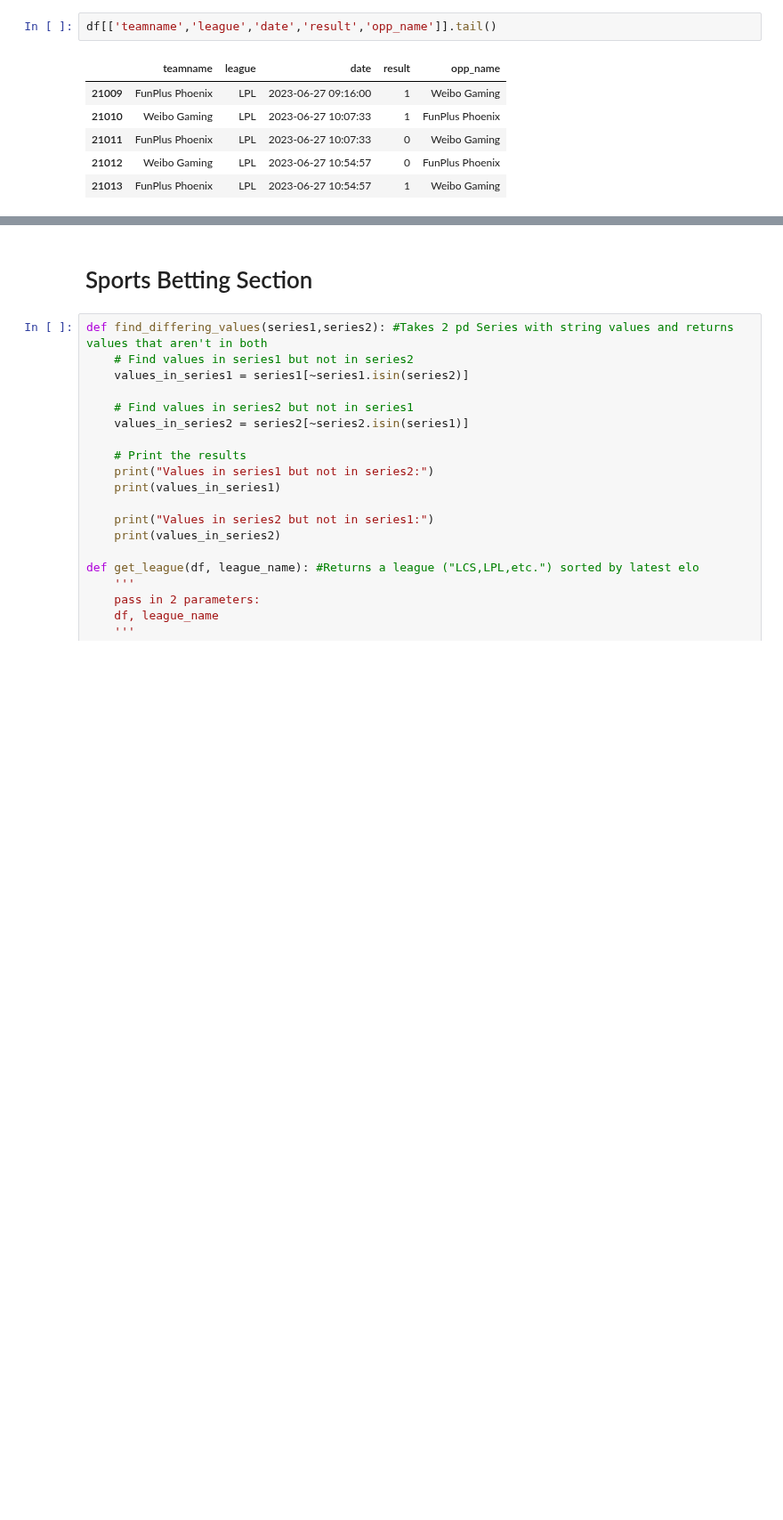
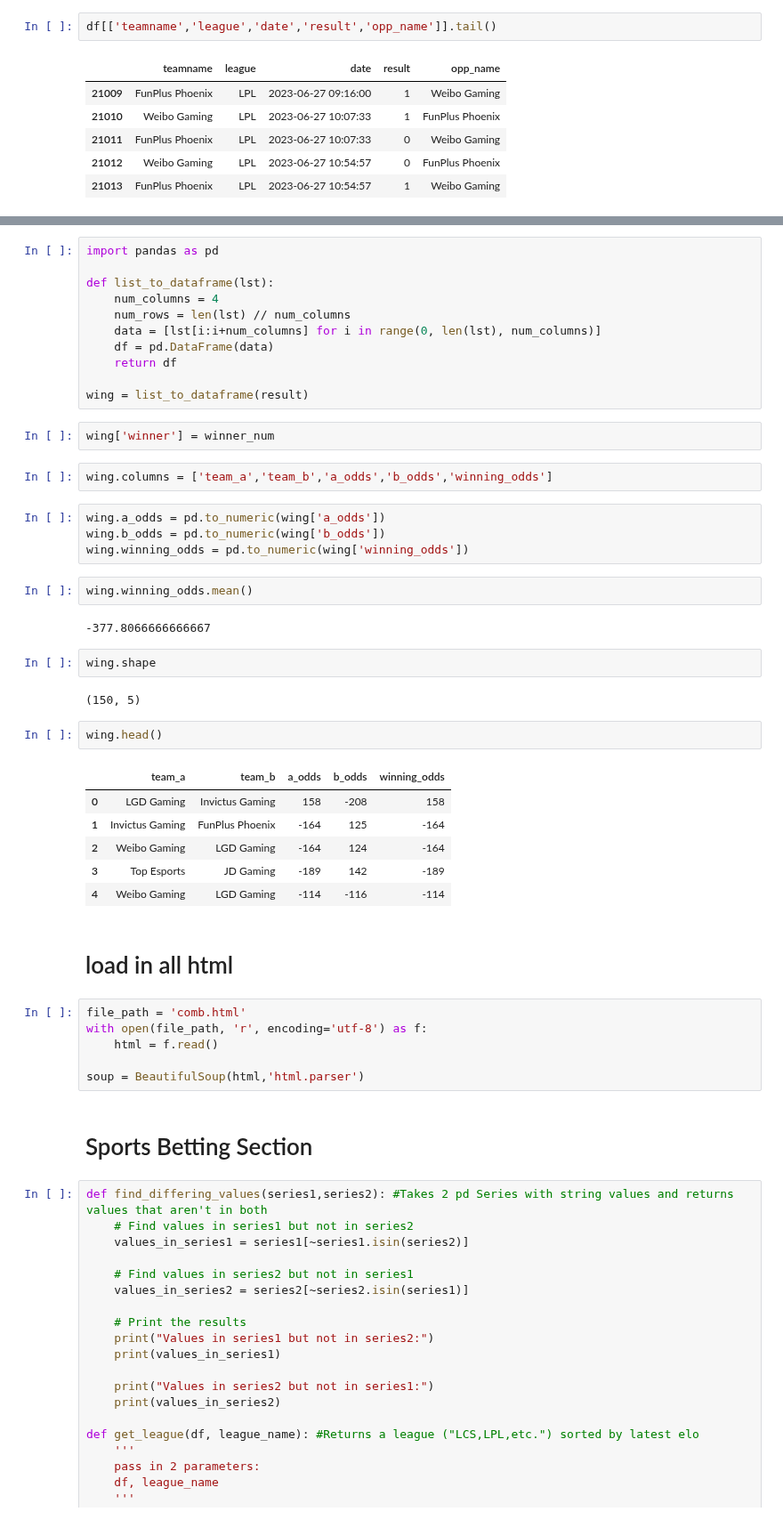
Before and after one commit to richie-p-meyer/league, a Jupyter notebook: scratch.ipynb, the cells around one changed output, grey strips where cells are left out. Shown at 89% size. Drawn from its saved outputs; the diff is of its cells as text; blank space fills up the shorter version.

```diff
--- a/scratch.ipynb
+++ b/scratch.ipynb
@@ -219,3 +227,47 @@ for match in matches:
+# %%
+import pandas as pd
+
+def list_to_dataframe(lst):
+    num_columns = 4
+    num_rows = len(lst) // num_columns
+    data = [lst[i:i+num_columns] for i in range(0, len(lst), num_columns)]
+    df = pd.DataFrame(data)
+    return df
+
+wing = list_to_dataframe(result)
+# %%
+wing['winner'] = winner_num
+# %%
+wing.columns = ['team_a','team_b','a_odds','b_odds','winning_odds']
+# %%
+wing.a_odds = pd.to_numeric(wing['a_odds'])
+wing.b_odds = pd.to_numeric(wing['b_odds'])
+wing.winning_odds = pd.to_numeric(wing['winning_odds'])
+# %%
+wing.winning_odds.mean()
+# %% [output]
+-377.8066666666667
+# %%
+wing.shape
+# %% [output]
+(150, 5)
+# %%
+wing.head()
+# %% [output]
+|  | team_a | team_b | a_odds | b_odds | winning_odds |
+| 0 | LGD Gaming | Invictus Gaming | 158 | -208 | 158 |
+| 1 | Invictus Gaming | FunPlus Phoenix | -164 | 125 | -164 |
+| 2 | Weibo Gaming | LGD Gaming | -164 | 124 | -164 |
+| 3 | Top Esports | JD Gaming | -189 | 142 | -189 |
+| 4 | Weibo Gaming | LGD Gaming | -114 | -116 | -114 |
+# %% [markdown]
+# load in all html
+# %%
+file_path = 'comb.html'
+with open(file_path, 'r', encoding='utf-8') as f:
+    html = f.read()
+
+soup = BeautifulSoup(html,'html.parser')
 # %% [markdown]
 # Sports Betting Section
 # %%
```
Also changed, not shown: parts of 16 cells of this notebook, 4 other files.
